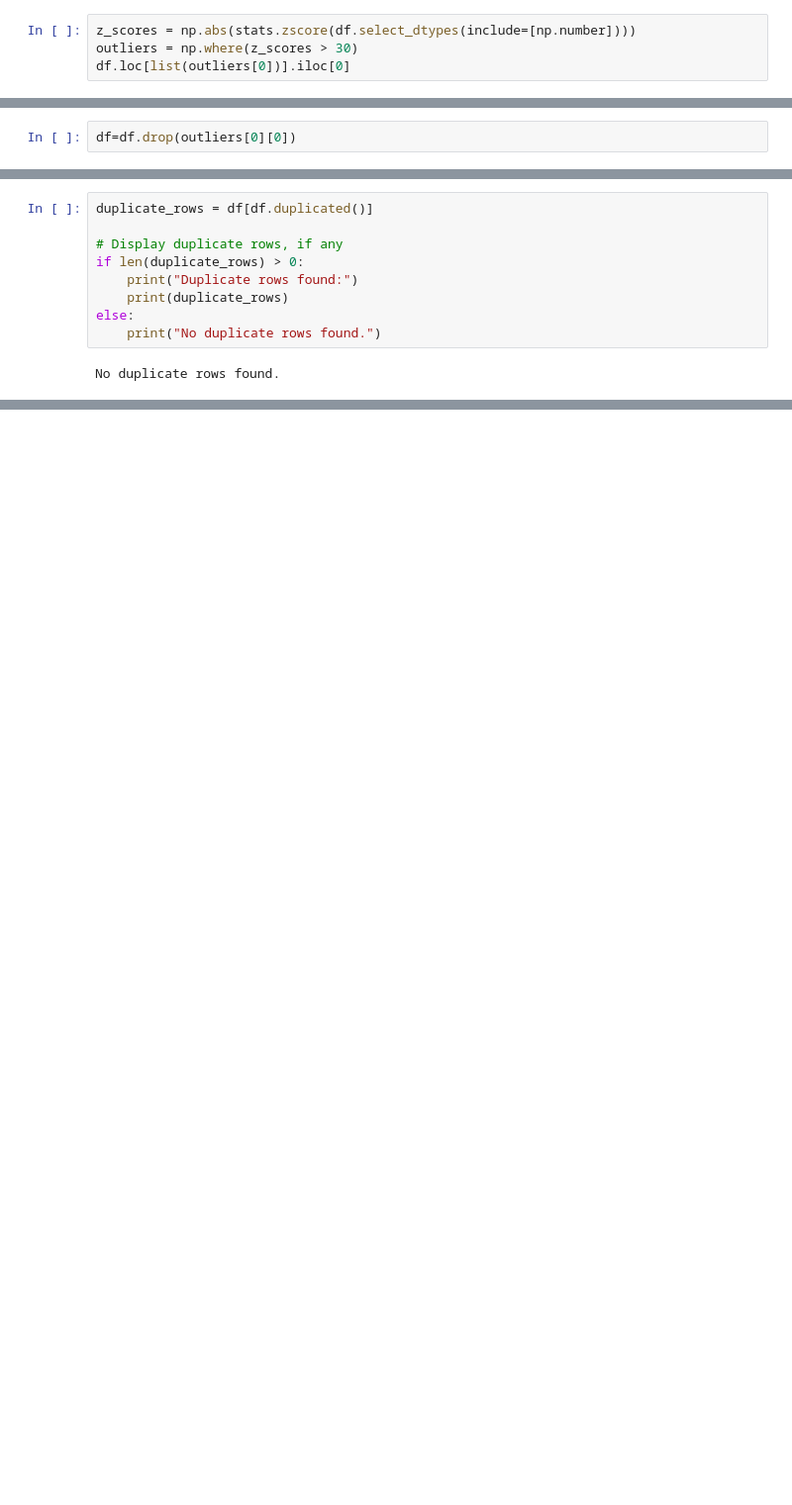
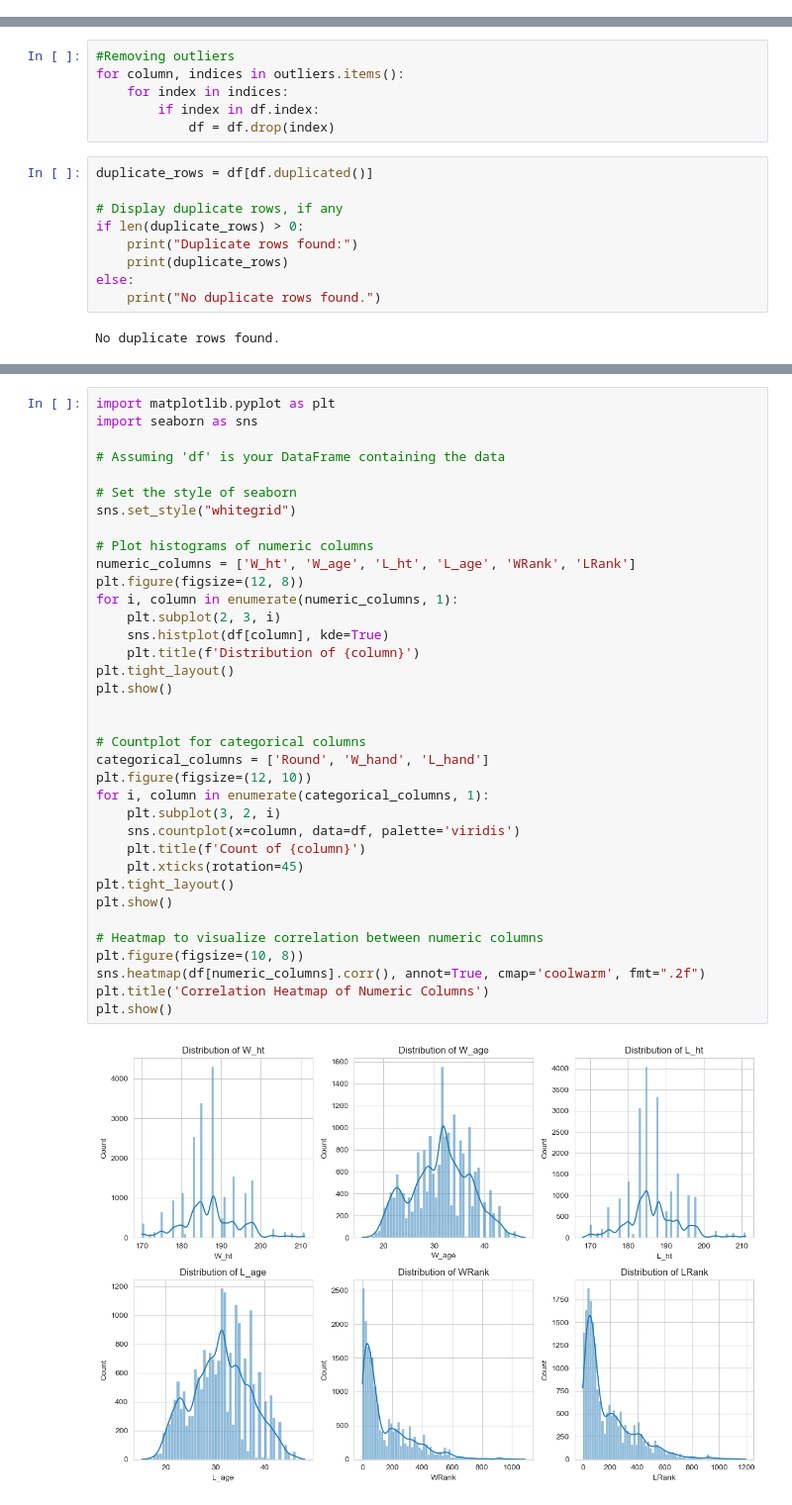
Before and after one commit to Farnaaaz/TenniMatchPrediction, a Jupyter notebook: Cleaned and Compiled Data from 3 dataframes.ipynb, the cells around one changed output, grey strips where cells are left out. Shown at 99% size. Cells and saved outputs as stored; diff of their text form; blank space fills up the shorter version.

```diff
--- a/Cleaned and Compiled Data from 3 dataframes.ipynb
+++ b/Cleaned and Compiled Data from 3 dataframes.ipynb
@@ -752,4 +801,0 @@ df.head()
-# %%
-z_scores = np.abs(stats.zscore(df.select_dtypes(include=[np.number])))
-outliers = np.where(z_scores > 30)
-df.loc[list(outliers[0])].iloc[0]
@@ -809,2 +801,0 @@ Name: 13894, dtype: object
-# %%
-df=df.drop(outliers[0][0])
@@ -811,3 +845,9 @@ df=df.drop(outliers[0][0])
+# %%
+#Removing outliers
+for column, indices in outliers.items():
+    for index in indices:
+        if index in df.index:
+            df = df.drop(index)
 # %%
 duplicate_rows = df[df.duplicated()]
 
@@ -853,0 +869,38 @@ len(unique_values)
+# %%
+import matplotlib.pyplot as plt
+import seaborn as sns
+
+# Assuming 'df' is your DataFrame containing the data
+
+# Set the style of seaborn
+sns.set_style("whitegrid")
+
+# Plot histograms of numeric columns
+numeric_columns = ['W_ht', 'W_age', 'L_ht', 'L_age', 'WRank', 'LRank']
+plt.figure(figsize=(12, 8))
+for i, column in enumerate(numeric_columns, 1):
+    plt.subplot(2, 3, i)
+    sns.histplot(df[column], kde=True)
+    plt.title(f'Distribution of {column}')
+plt.tight_layout()
+plt.show()
+
+
+# Countplot for categorical columns
+categorical_columns = ['Round', 'W_hand', 'L_hand']
+plt.figure(figsize=(12, 10))
+for i, column in enumerate(categorical_columns, 1):
+    plt.subplot(3, 2, i)
+    sns.countplot(x=column, data=df, palette='viridis')
+    plt.title(f'Count of {column}')
+    plt.xticks(rotation=45)
+plt.tight_layout()
+plt.show()
+
+# Heatmap to visualize correlation between numeric columns
+plt.figure(figsize=(10, 8))
+sns.heatmap(df[numeric_columns].corr(), annot=True, cmap='coolwarm', fmt=".2f")
+plt.title('Correlation Heatmap of Numeric Columns')
+plt.show()
+# %% [output]
+[figure, added]
```
Also changed, not shown: parts of 20 cells of this notebook.
